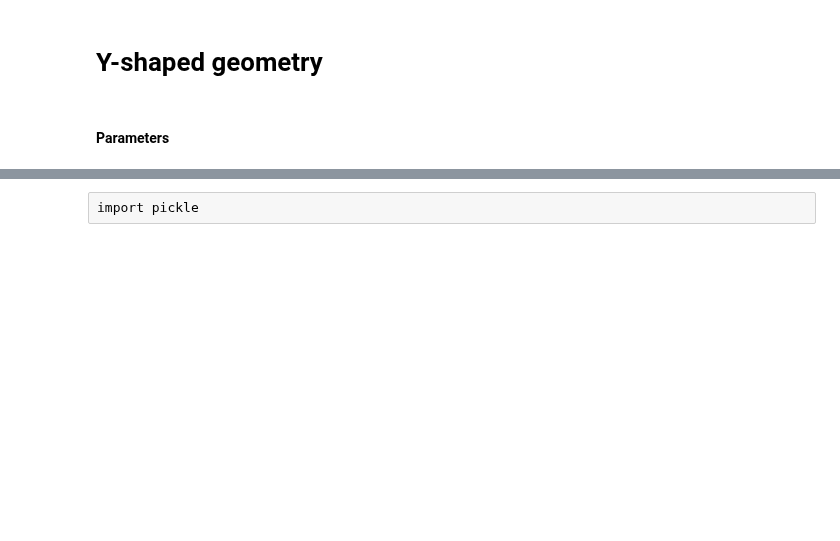
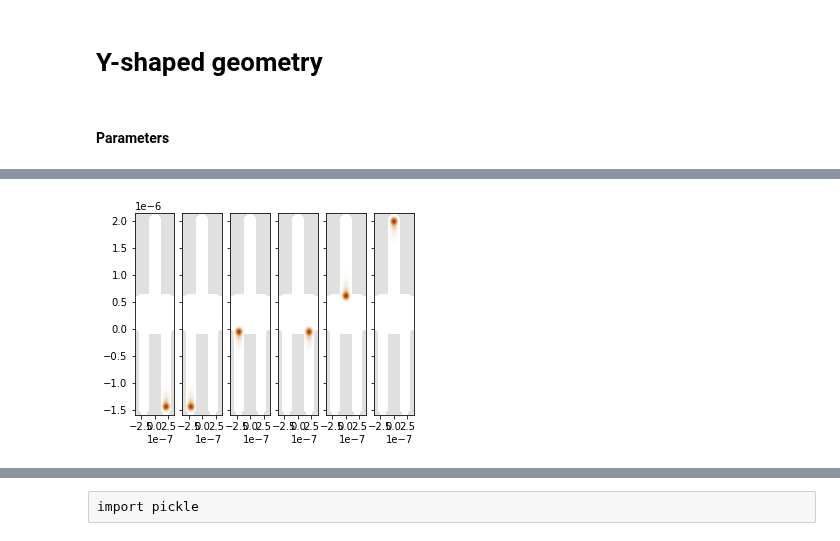
Before and after one commit to Satin21/Trijunction, a Jupyter notebook: analysis/Y.ipynb, the cells around one changed output, grey strips where cells are left out. Cells and saved outputs as stored; diff of their text form; code cells hidden in the pictures; blank space fills up the shorter version.

```diff
--- a/analysis/Y.ipynb
+++ b/analysis/Y.ipynb
@@ -975,0 +135,4 @@ kwant_sites = np.array(list(site.pos for site in trijunction.sites))
+# %%
+optimize.plot('WANNIER_FUNCTIONS')
+# %% [output]
+[figure, added]
```
Also changed, not shown: parts of 117 cells of this notebook, 11 other files.
